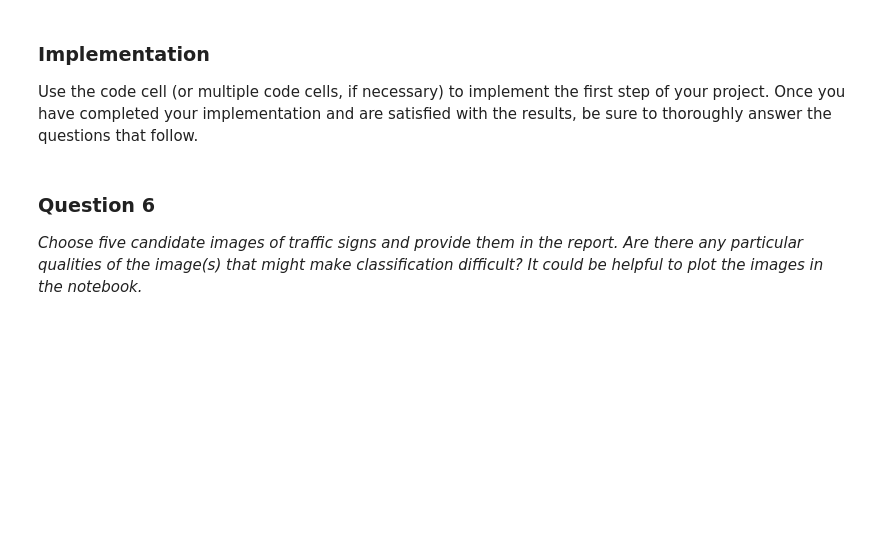
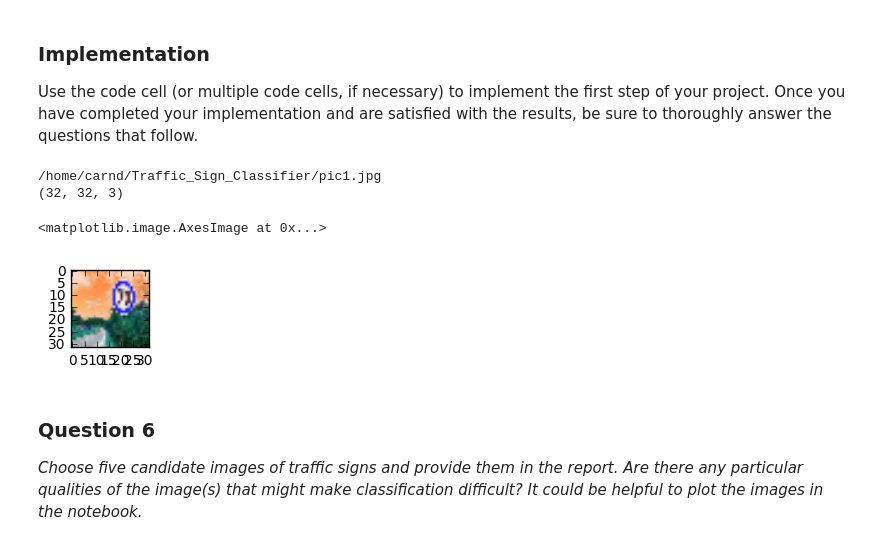
Before and after one commit to shuruiz/classify_traffic_sign, a Jupyter notebook: Traffic_Sign_Classifier.ipynb, the cells around one changed output. Drawn from its saved outputs; the diff is of its cells as text; code cells hidden in the pictures; blank space fills up the shorter version.

```diff
--- a/Traffic_Sign_Classifier.ipynb
+++ b/Traffic_Sign_Classifier.ipynb
@@ -489,11 +471,39 @@ Use the code cell (or multiple code cells, if necessary) to implement the first
 # %%
 ### Load the images and plot them here.
 ### Feel free to use as many code cells as needed.
-image = tf.image.decode_png("pred1.jpg")
-resized_image = tf.image.resize_images(image, (1,32, 32,3))
+import os
+import cv2
+_new=tf.placeholder(tf.float32,(None,32,32,3))
+image=[]
+fp=os.getcwd()+'/pic1.jpg'
+print(fp)
+_image =cv2.imread(fp)
+# cv2.imshow('img',_image)
+#_image=np.array(_image)
+_image = cv2.resize(_image, (32, 32))
+print(_image.shape)
+image.append(_image)
+image=np.array(image)
+
+visulize_image= image[0].squeeze()
 
 plt.figure(figsize=(1,1))
-plt.imshow(resized_image)
+plt.imshow(visulize_image)
+# print(len(imagesTogether))
+# imagesTogetherNP=np.asarray(imagesTogether)
+# print(imagesTogetherNP.shape)
+
+
+# reader = tf.read_file(fp)
+# image = tf.image.decode_jpeg(reader,channels=3)
+# resized_image = tf.image.resize_images(image, (32,32))
+# plt.figure(figsize=(1,1))
+# plt.imshow(resized_image)
+# %% [output]
+/home/carnd/Traffic_Sign_Classifier/pic1.jpg
+(32, 32, 3)
+<matplotlib.image.AxesImage at 0x...>
+[figure, added]
 # %% [markdown]
 ### Question 6
 
```
Also changed, not shown: parts of 5 cells of this notebook.
